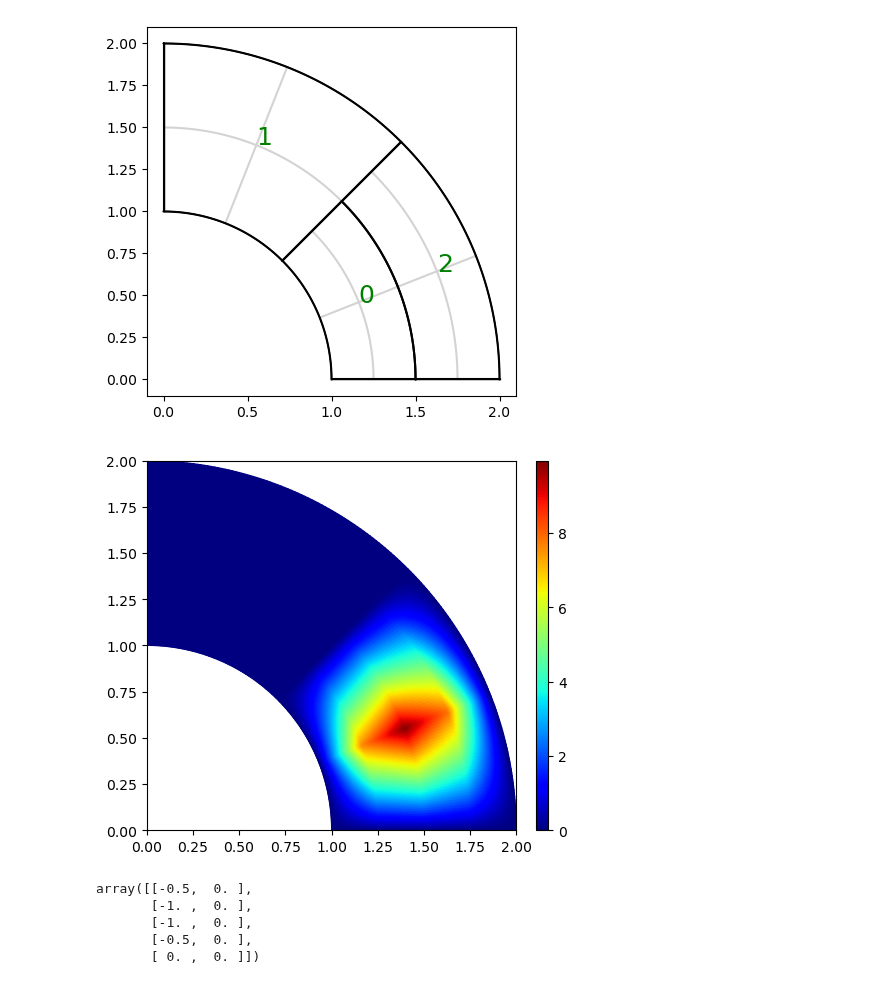
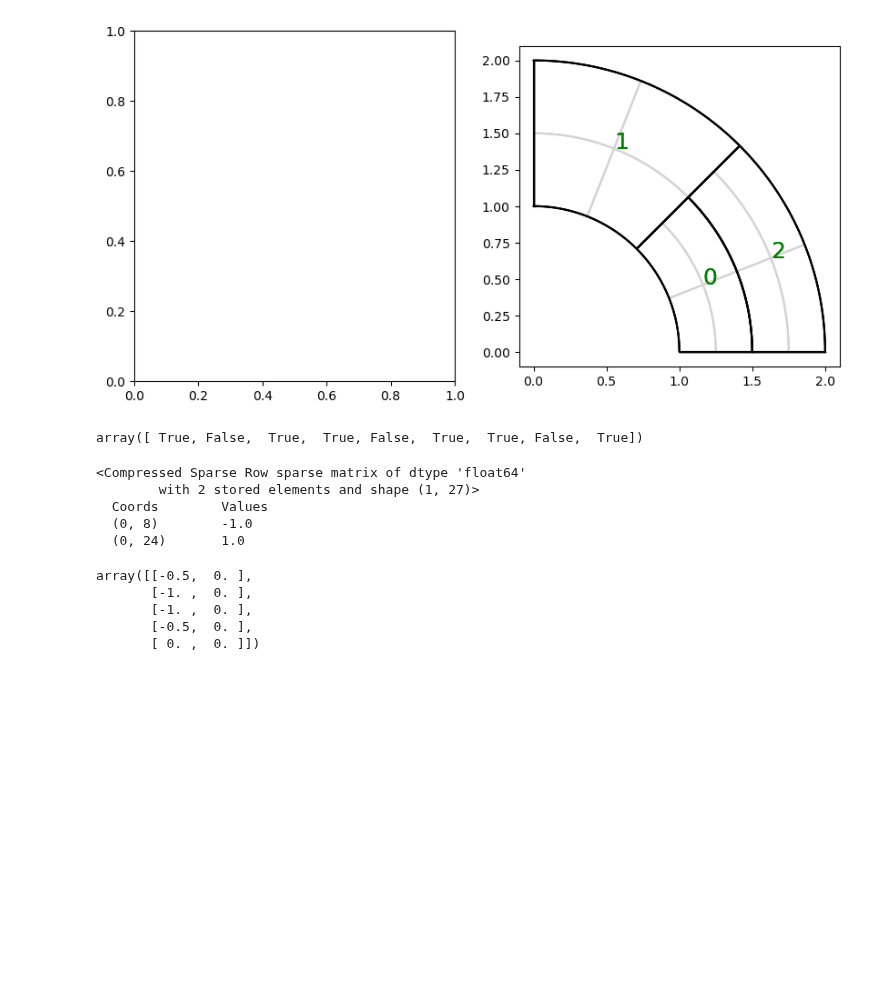
Before and after one commit to Stefan714/pyiga, a Jupyter notebook: notebooks/IETI.ipynb, the cells around one changed output. Saved outputs shown, nothing was run; the diff lists cells and outputs as text; code cells hidden in the pictures; blank space fills up the shorter version.

```diff
--- a/notebooks/IETI.ipynb
+++ b/notebooks/IETI.ipynb
@@ -141,8 +141,10 @@ class IetiMapper:
 
     def ConstraintMatrices(self, redundant = False):
         eliminated_constraints = np.repeat(False, self.B.shape[0])
+        B = self.B.tocsc()
         if not redundant:
-            eliminated_constraints = (self.B[:,self.corners].getnnz(1)==2)
+            eliminated_constraints = ieti_cy.eliminate_corner_constraints(B.indptr.astype(np.int32), B.indices.astype(np.int32), B.data, *B.shape,
+                                                                          self.corners.astype(np.int32), len(self.corners)).astype(bool)
 
         B = self.B[:,self.global_free]
 
@@ -475,6 +477,7 @@ M.h_refine({0:1});
 
 #M.h_refine({1:1})
 M.set_domain_id({1:{1}, 2:{2}})
+#M.h_refine({0:-1});
 #M.h_refine({2:1})
 
 f={0:lambda x,y: 100., 1:lambda x,y: 100., 2:lambda x,y: 100.}
@@ -494,8 +497,9 @@ marked_patches = {0}
 #     print(marked_patches)
 #     M.h_refine(patches=marked_patches,ref="rs");
 #     MP = assemble.Multipatch(M, automatch=True)
-
-M.draw(knots=1, patch_idx=1)#, color={0:'yellow', 1:'blue', 2:'red', 3:'green'})
+fig ,ax = plt.subplots(1, 2, figsize=(10, 5))
+M.plotmesh(knots=1, patch_idx=1, axis=ax[0])#, color={0:'yellow', 1:'blue', 2:'red', 3:'green'})
+M.plotmesh(knots=1, patch_idx=1, axis=ax[1])
 #plt.colorbar(label='Intensity')
 
 t = time.time()
@@ -581,5 +585,7 @@ u_prim = np.concatenate(IMap.completeDirichlet(u_prim))
 
 # MP.plot(u_delta)
 # MP.plot(u_prim)
-MP.plot(u_delta+u_prim)
+#MP.plot(u_delta+u_prim, axis=ax[1])
+plt.axis('scaled');
+plt.show()
 # %% [output]
@@ -602,6 +608,17 @@ pcg with preconditioned condition number κ ~ 2.221 stopped after 2 iterations w
 #############################################################################################
-[figure, old version]
+[figure, new version]
-[figure, removed]
+# %%
+eliminated_constraints
+# %% [output]
+array([ True, False,  True,  True, False,  True,  True, False,  True])
+# %%
+print(IMap.B[8,:])
+# %% [output]
+<Compressed Sparse Row sparse matrix of dtype 'float64'
+        with 2 stored elements and shape (1, 27)>
+  Coords        Values
+  (0, 8)        -1.0
+  (0, 24)       1.0
 # %%
 B, eliminated_constraints = IMap.ConstraintMatrices(redundant=False)
 # %%
```
Also changed, not shown: parts of 3 cells of this notebook, 6 other files.
